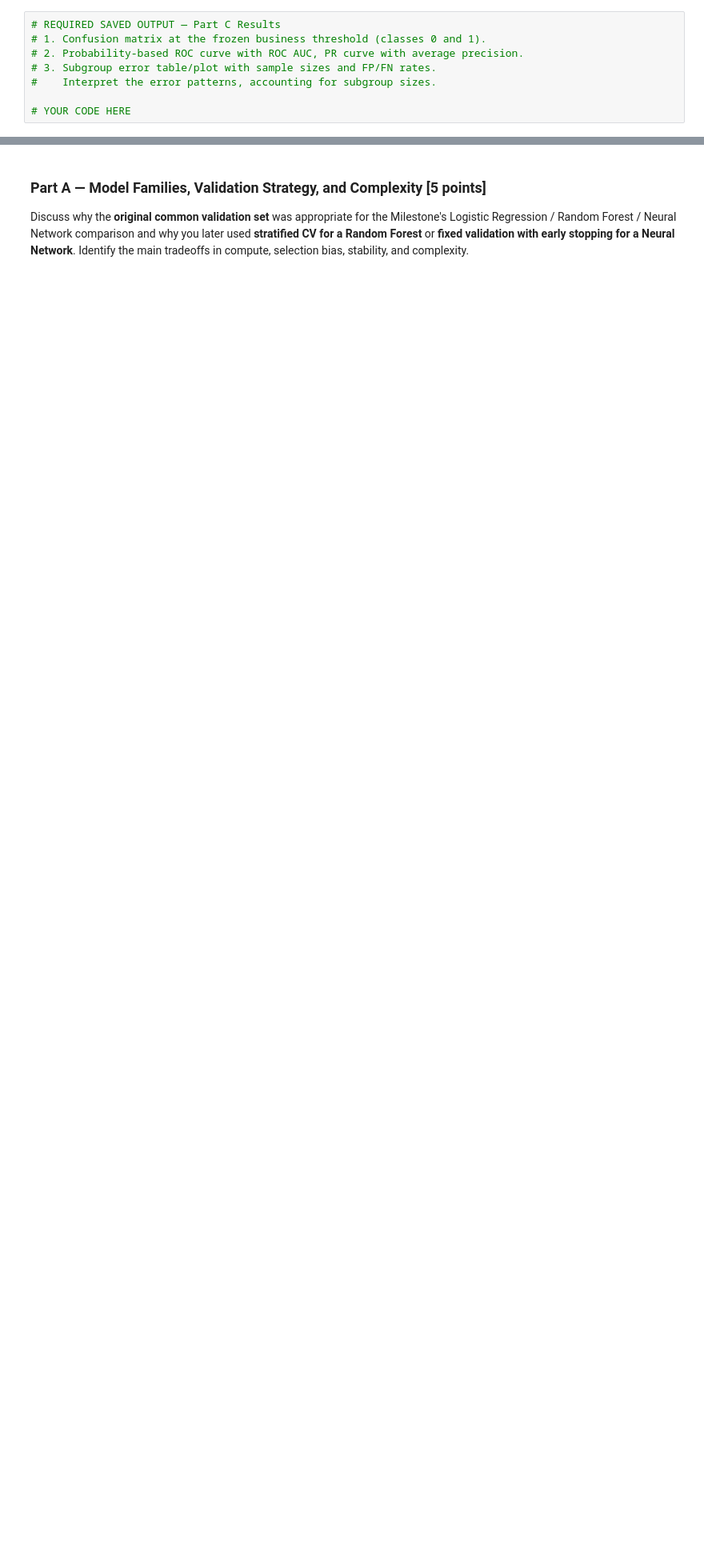
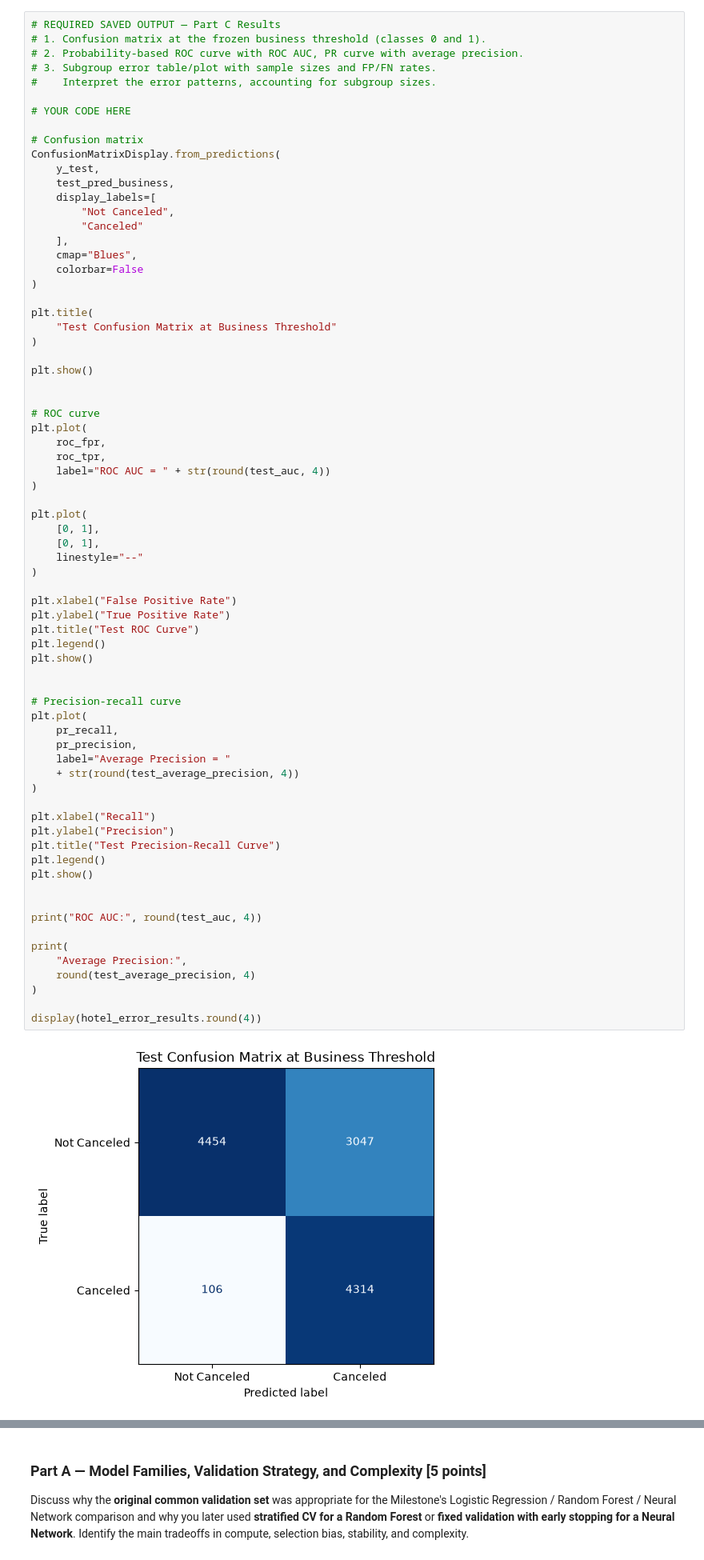
Before and after one commit to anamomds/machinelearningfall26, a Jupyter notebook: DX603_Final_Project_Classification.ipynb, the cells around one changed output, grey strips where cells are left out. Shown at 80% size. Saved outputs shown, nothing was run; the diff lists cells and outputs as text; blank space fills up the shorter version.

```diff
--- a/DX603_Final_Project_Classification.ipynb
+++ b/DX603_Final_Project_Classification.ipynb
@@ -711,8 +1738,73 @@ Use the **saved test labels, predicted probabilities, and predictions at your fr
 # %%
 # REQUIRED SAVED OUTPUT — Part C Results
 # 1. Confusion matrix at the frozen business threshold (classes 0 and 1).
 # 2. Probability-based ROC curve with ROC AUC, PR curve with average precision.
 # 3. Subgroup error table/plot with sample sizes and FP/FN rates.
 #    Interpret the error patterns, accounting for subgroup sizes.
 
 # YOUR CODE HERE
+
+# Confusion matrix
+ConfusionMatrixDisplay.from_predictions(
+    y_test,
+    test_pred_business,
+    display_labels=[
+        "Not Canceled",
+        "Canceled"
+    ],
+    cmap="Blues",
+    colorbar=False
+)
+
+plt.title(
+    "Test Confusion Matrix at Business Threshold"
+)
+
+plt.show()
+
+
+# ROC curve
+plt.plot(
+    roc_fpr,
+    roc_tpr,
+    label="ROC AUC = " + str(round(test_auc, 4))
+)
+
+plt.plot(
+    [0, 1],
+    [0, 1],
+    linestyle="--"
+)
+
+plt.xlabel("False Positive Rate")
+plt.ylabel("True Positive Rate")
+plt.title("Test ROC Curve")
+plt.legend()
+plt.show()
+
+
+# Precision-recall curve
+plt.plot(
+    pr_recall,
+    pr_precision,
+    label="Average Precision = "
+    + str(round(test_average_precision, 4))
+)
+
+plt.xlabel("Recall")
+plt.ylabel("Precision")
+plt.title("Test Precision-Recall Curve")
+plt.legend()
+plt.show()
+
+
+print("ROC AUC:", round(test_auc, 4))
+
+print(
+    "Average Precision:",
+    round(test_average_precision, 4)
+)
+
+display(hotel_error_results.round(4))
+# %% [output]
+[figure, added]
```
Also changed, not shown: parts of 34 cells of this notebook.
